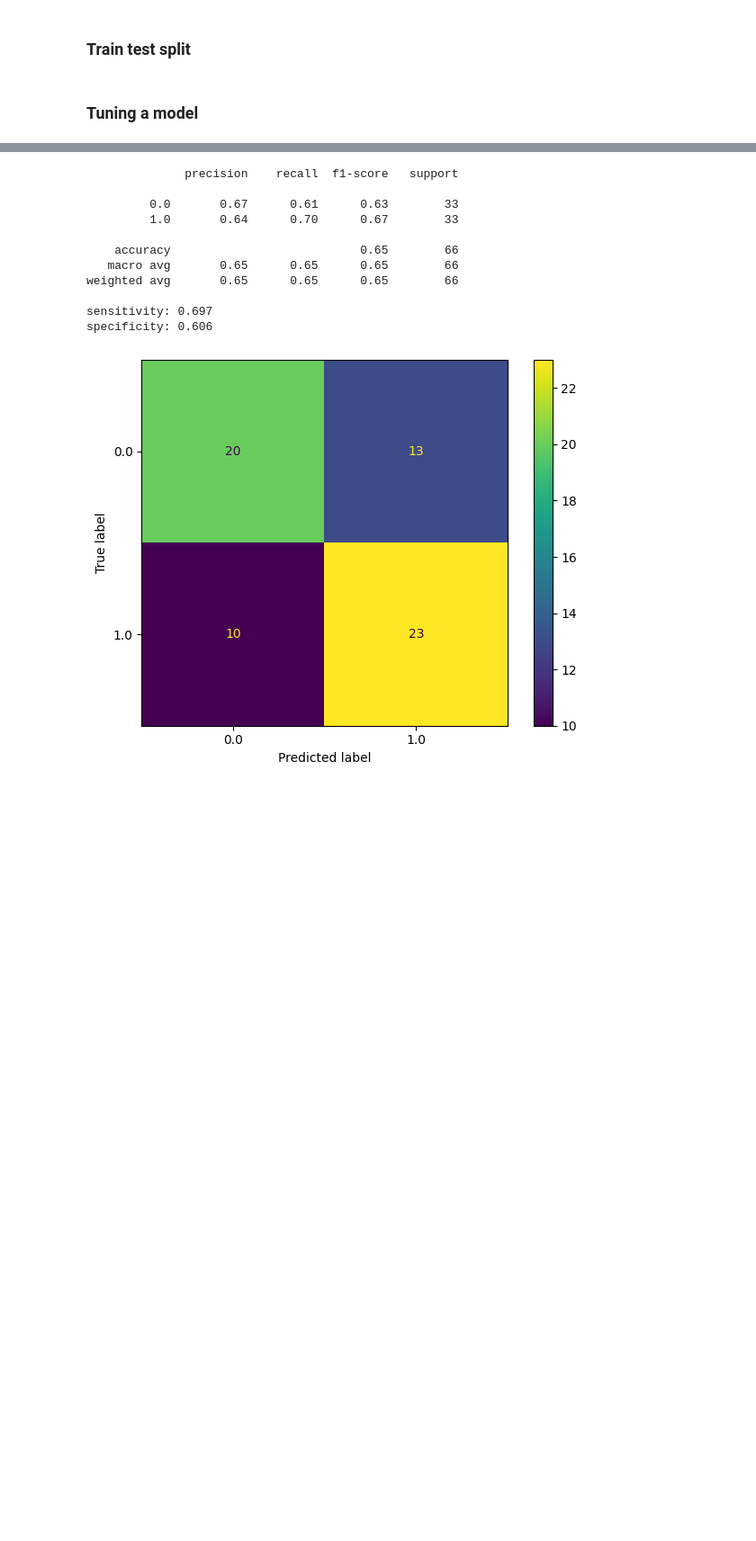
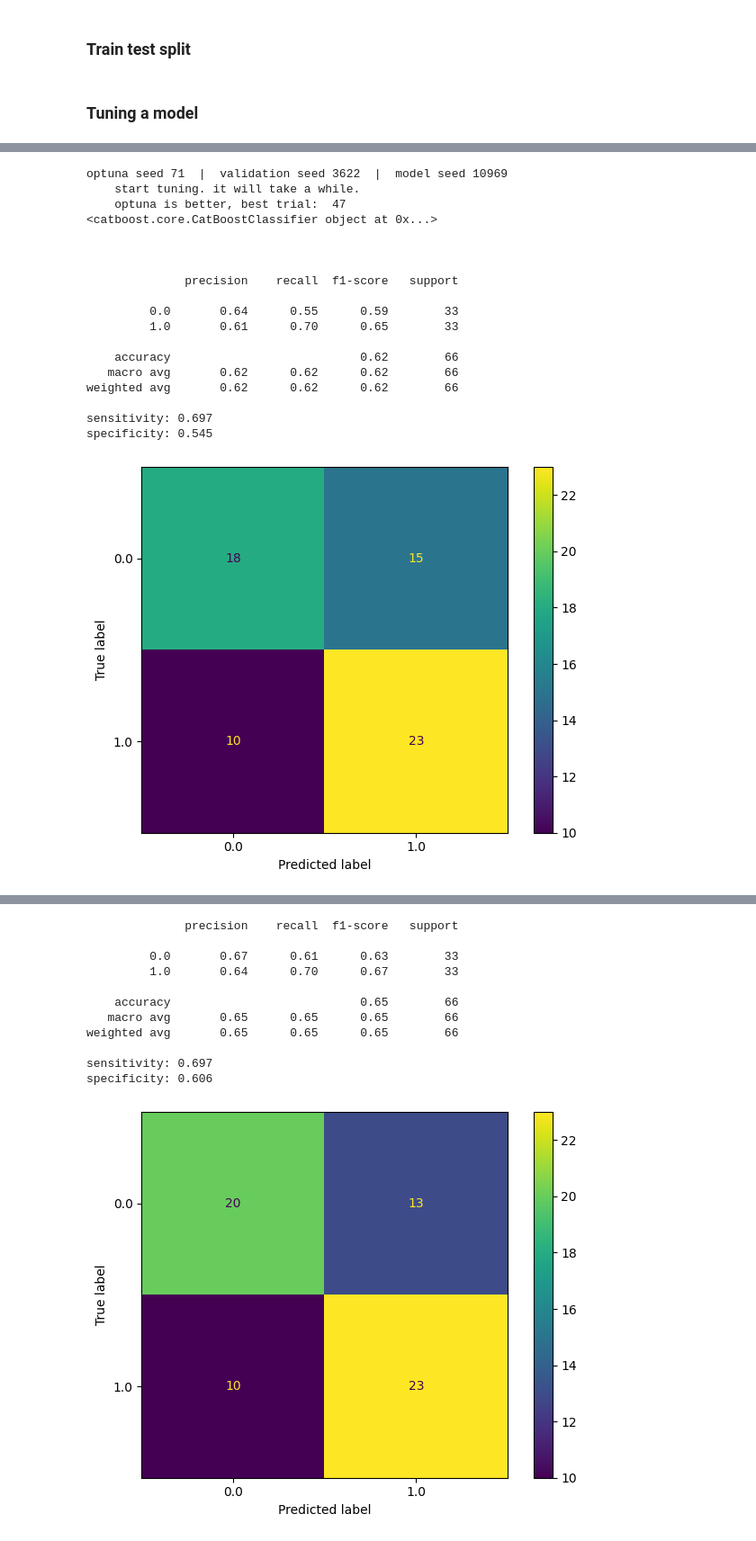
Before and after one commit to ICMOL/PineBioML, a Jupyter notebook: example_BasicUsage.ipynb, the cells around one changed output, grey strips where cells are left out. Shown at 90% size. Saved outputs shown, nothing was run; the diff lists cells and outputs as text; code cells hidden in the pictures; blank space fills up the shorter version.

```diff
--- a/example_BasicUsage.ipynb
+++ b/example_BasicUsage.ipynb
@@ -302,0 +356,24 @@ specificity: 0.606
+# %%
+# catboost: categorical boosting. it is gradient boosting machine
+cat = tuner.CatBoost_tuner().fit(x_train, y_train)
+report_utils.classification_summary(y_valid, cat.predict_proba(x_valid)[:, 1])
+# %% [output]
+optuna seed 71  |  validation seed 3622  |  model seed 10969
+    start tuning. it will take a while.
+    optuna is better, best trial:  47
+<catboost.core.CatBoostClassifier object at 0x...>
+
+
+
+              precision    recall  f1-score   support
+
+         0.0       0.64      0.55      0.59        33
+         1.0       0.61      0.70      0.65        33
+
+    accuracy                           0.62        66
+   macro avg       0.62      0.62      0.62        66
+weighted avg       0.62      0.62      0.62        66
+
+sensitivity: 0.697
+specificity: 0.545
+[figure, added]
```
Also changed, not shown: parts of 14 cells of this notebook, 37 other files.
